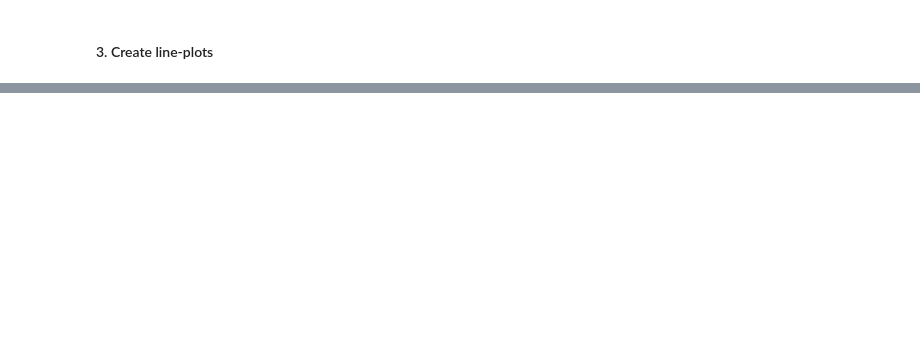
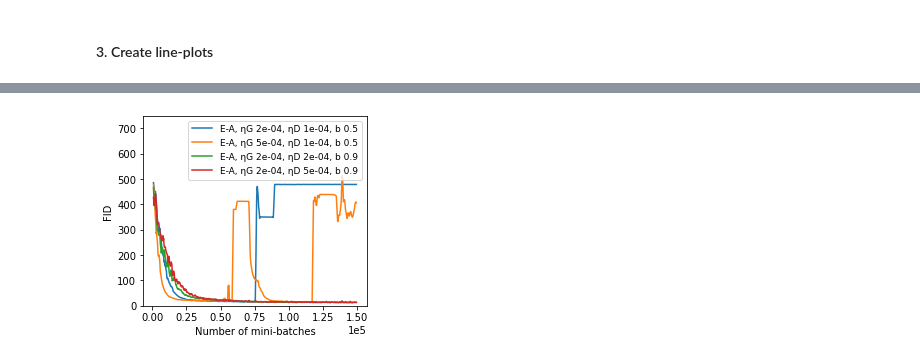
Before and after one commit to TheofilosBel/optml_miniprj, a Jupyter notebook: src/analysis/DCGAN_exp_analysis.ipynb, the cells around one changed output, grey strips where cells are left out. Saved outputs shown, nothing was run; the diff lists cells and outputs as text; code cells hidden in the pictures; blank space fills up the shorter version.

```diff
--- a/src/analysis/DCGAN_exp_analysis.ipynb
+++ b/src/analysis/DCGAN_exp_analysis.ipynb
@@ -175,0 +434,79 @@ fig.show()
+# %%
+# ExtraAdam figures
+smoothing = 4
+min_threshold_1 = 12
+min_threshold_2 = 14.4
+#top-10 case
+# min_threshold_1 = 16
+# min_threshold_2 = 16
+
+cols_filter = (metrics_df['optimizer']=='ExtraAdam') & \
+                (metrics_df['bsz']==128) & \
+                (metrics_df['iter']<150000) & \
+                (metrics_df['loss']=="St")
+
+extra_adam_optimizer_df = metrics_df[cols_filter]
+extra_adam_grouped_df = extra_adam_optimizer_df.groupby('name')[['FID', 'beta']].min('FID').reset_index()
+col_filter = ((extra_adam_grouped_df['FID']<min_threshold_1) & (extra_adam_grouped_df['beta']==0.9)) | \
+                ((extra_adam_grouped_df['FID']<min_threshold_2) & (extra_adam_grouped_df['beta']==0.5))
+extra_adam_min_name = extra_adam_grouped_df[col_filter]['name'].values
+extra_adam_optimizer_df = extra_adam_optimizer_df[extra_adam_optimizer_df['name'].isin(extra_adam_min_name)]
+
+extra_adam_rolling_metrics_df = extra_adam_optimizer_df \
+                            .groupby('name')[['FID', 'IS_mean']] \
+                            .rolling(smoothing) \
+                            .mean() \
+                            .reset_index() \
+                            .drop(columns="name") \
+                            .rename(columns={"level_1":"index", "FID":"roll_FID", "IS_mean":"roll_IS_mean"}) \
+                            .dropna()
+
+extra_adam_optimizer_df = pd.merge(extra_adam_optimizer_df.reset_index(), extra_adam_rolling_metrics_df, on='index')
+
+extra_adam_optimizer_df['parameters'] = 'E-A'+ \
+                                ', ηG '+extra_adam_optimizer_df['lrG'].map(lambda x: "{:.0e}".format(x)).astype(str)+ \
+                                ', ηD '+extra_adam_optimizer_df['lrD'].map(lambda x: "{:.0e}".format(x)).astype(str)+ \
+                                ', b '+extra_adam_optimizer_df['beta'].astype(str)
+
+# save FID figure
+plt.figure(figsize=(4,3.5))
+ax2 = sns.lineplot(data=extra_adam_optimizer_df, y='roll_FID', x='iter', hue='parameters')
+ax2.legend_.set_title(None)
+ax2.legend(loc='upper right')
+ax2.set(ylim=(0, 750))
+plt.setp(ax2.get_legend().get_texts(), fontsize='9');
+ax2.set_xlabel("Number of mini-batches")
+ax2.set_ylabel("FID")
+#ax2.set_title("Best training parameters per beta-1\n in terms of min FID for ExtraAdam");
+ax2.ticklabel_format(style='sci', scilimits=(0,0), axis='x')
+plt.savefig('./figures/ExtraAdam_FID.png', bbox_inches='tight', dpi=100)
+plt.savefig('./figures/ExtraAdam_FID.eps', bbox_inches='tight', format='eps')
+
+# save IS_mean figure
+plt.figure(figsize=(4,3.5))
+ax2 = sns.lineplot(data=extra_adam_optimizer_df, y='roll_IS_mean', x='iter', hue='parameters')
+ax2.legend_.set_title(None)
+ax2.legend(loc='upper right')
+ax2.set(ylim=(1, 3.75))
+plt.setp(ax2.get_legend().get_texts(), fontsize='9');
+ax2.set_xlabel("Number of mini-batches")
+ax2.set_ylabel("Inception Score")
+#ax2.set_title("Best training parameters per beta-1\n in terms of min FID for ExtraAdam");
+ax2.ticklabel_format(style='sci', scilimits=(0,0), axis='x')
+plt.savefig('./figures/ExtraAdam_IS.png', bbox_inches='tight', dpi=100)
+plt.savefig('./figures/ExtraAdam_IS.eps', bbox_inches='tight', format='eps')
+
+# # save Top 10 FID figure
+# plt.figure(figsize=(10,6))
+# ax2 = sns.lineplot(data=extra_adam_optimizer_df, y='roll_FID', x='iter', hue='parameters')
+# ax2.legend_.set_title(None)
+# ax2.legend(loc='upper right')
+# ax2.set(ylim=(0, 800))
+# plt.setp(ax2.get_legend().get_texts(), fontsize='9');
+# ax2.set_xlabel("Number of mini-batches")
+# ax2.set_ylabel("FID")
+# ax2.set_title("Top-10 training parameters in terms of min FID for ExtraAdam");
+# ax2.ticklabel_format(style='sci', scilimits=(0,0), axis='x')
+# plt.savefig('./figures/TOP10_ExtraAdam_FID.png', bbox_inches='tight', dpi=100)
+# plt.savefig('./figures/TOP10_ExtraAdam_FID.eps', bbox_inches='tight', format='eps')
+# %% [output]
@@ -175,0 +515 @@ fig.show()
+[figure, added]
```
Also changed, not shown: parts of 26 cells of this notebook.
